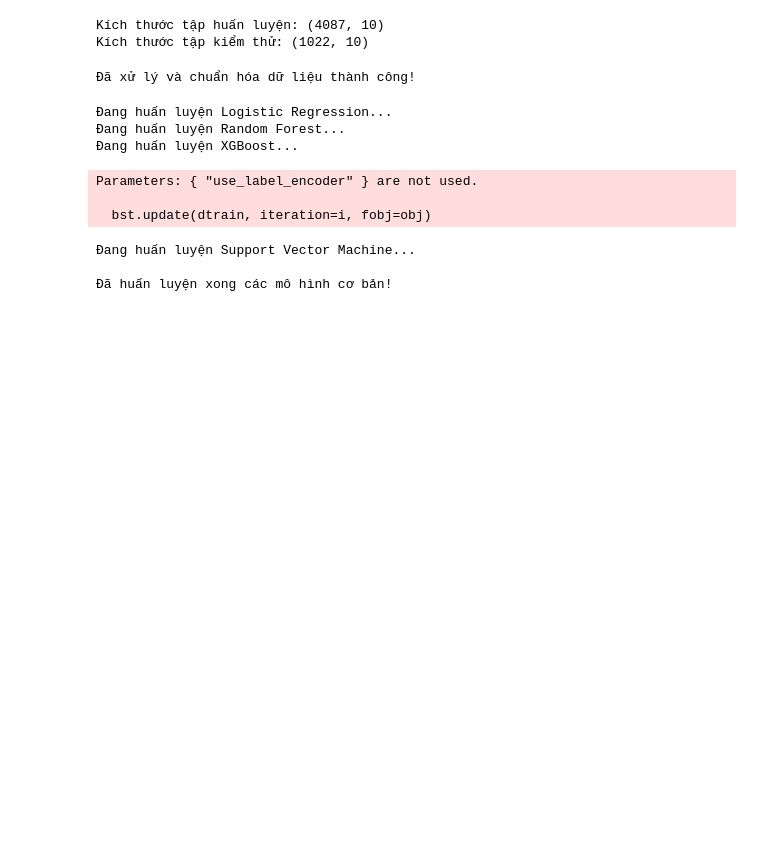
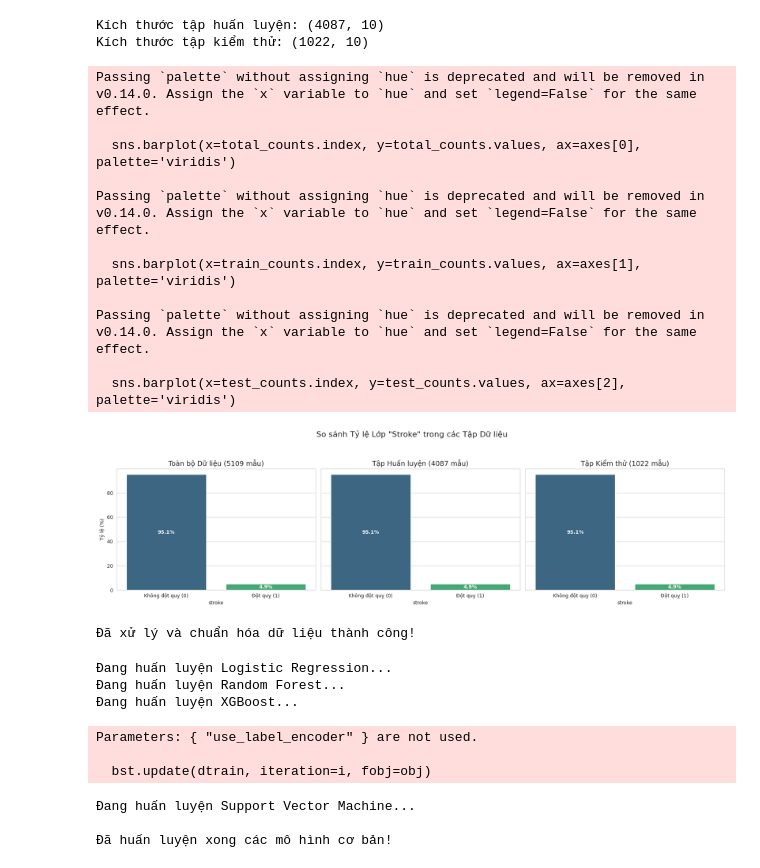
Before and after one commit to Bo3rang/Stroke-ML, a Jupyter notebook: Dự_đoán_đột_quỵ.ipynb, the cells around one changed output. Saved outputs shown, nothing was run; the diff lists cells and outputs as text; code cells hidden in the pictures; blank space fills up the shorter version.

```diff
--- a/Dự_đoán_đột_quỵ.ipynb
+++ b/Dự_đoán_đột_quỵ.ipynb
@@ -342,6 +376,53 @@ print(f"Kích thước tập kiểm thử: {X_test.shape}")
 # %% [output]
 Kích thước tập huấn luyện: (4087, 10)
 Kích thước tập kiểm thử: (1022, 10)
+# %%
+# @title Cell 11.5: Trực quan hóa kết quả của việc Phân chia Dữ liệu theo Tầng
+
+fig, axes = plt.subplots(1, 3, figsize=(18, 5), sharey=True)
+fig.suptitle('So sánh Tỷ lệ Lớp "Stroke" trong các Tập Dữ liệu', fontsize=16, y=1.02)
+
+# 1. Tỷ lệ trong toàn bộ dữ liệu
+total_counts = y.value_counts(normalize=True) * 100
+sns.barplot(x=total_counts.index, y=total_counts.values, ax=axes[0], palette='viridis')
+axes[0].set_title(f'Toàn bộ Dữ liệu ({len(y)} mẫu)', fontsize=14)
+axes[0].set_ylabel('Tỷ lệ (%)')
+axes[0].set_xticklabels(['Không đột quỵ (0)', 'Đột quỵ (1)'])
+for i, val in enumerate(total_counts):
+    axes[0].text(i, val / 2, f'{val:.1f}%', ha='center', va='center', color='white', fontweight='bold')
+
+
+# 2. Tỷ lệ trong tập huấn luyện
+train_counts = y_train.value_counts(normalize=True) * 100
+sns.barplot(x=train_counts.index, y=train_counts.values, ax=axes[1], palette='viridis')
+axes[1].set_title(f'Tập Huấn luyện ({len(y_train)} mẫu)', fontsize=14)
+axes[1].set_xticklabels(['Không đột quỵ (0)', 'Đột quỵ (1)'])
+for i, val in enumerate(train_counts):
+    axes[1].text(i, val / 2, f'{val:.1f}%', ha='center', va='center', color='white', fontweight='bold')
+
+# 3. Tỷ lệ trong tập kiểm thử
+test_counts = y_test.value_counts(normalize=True) * 100
+sns.barplot(x=test_counts.index, y=test_counts.values, ax=axes[2], palette='viridis')
+axes[2].set_title(f'Tập Kiểm thử ({len(y_test)} mẫu)', fontsize=14)
+axes[2].set_xticklabels(['Không đột quỵ (0)', 'Đột quỵ (1)'])
+for i, val in enumerate(test_counts):
+    axes[2].text(i, val / 2, f'{val:.1f}%', ha='center', va='center', color='white', fontweight='bold')
+
+plt.tight_layout(rect=[0, 0, 1, 0.96])
+plt.show()
+# %% [output]
+Passing `palette` without assigning `hue` is deprecated and will be removed in v0.14.0. Assign the `x` variable to `hue` and set `legend=False` for the same effect.
+
+  sns.barplot(x=total_counts.index, y=total_counts.values, ax=axes[0], palette='viridis')
+
+Passing `palette` without assigning `hue` is deprecated and will be removed in v0.14.0. Assign the `x` variable to `hue` and set `legend=False` for the same effect.
+
+  sns.barplot(x=train_counts.index, y=train_counts.values, ax=axes[1], palette='viridis')
+
+Passing `palette` without assigning `hue` is deprecated and will be removed in v0.14.0. Assign the `x` variable to `hue` and set `legend=False` for the same effect.
+
+  sns.barplot(x=test_counts.index, y=test_counts.values, ax=axes[2], palette='viridis')
+[figure, added]
 # %%
 # @title Cell 12: Xây dựng Pipeline để mã hóa và chuẩn hóa
 # ---
```
Also changed, not shown: parts of 6 cells of this notebook.
